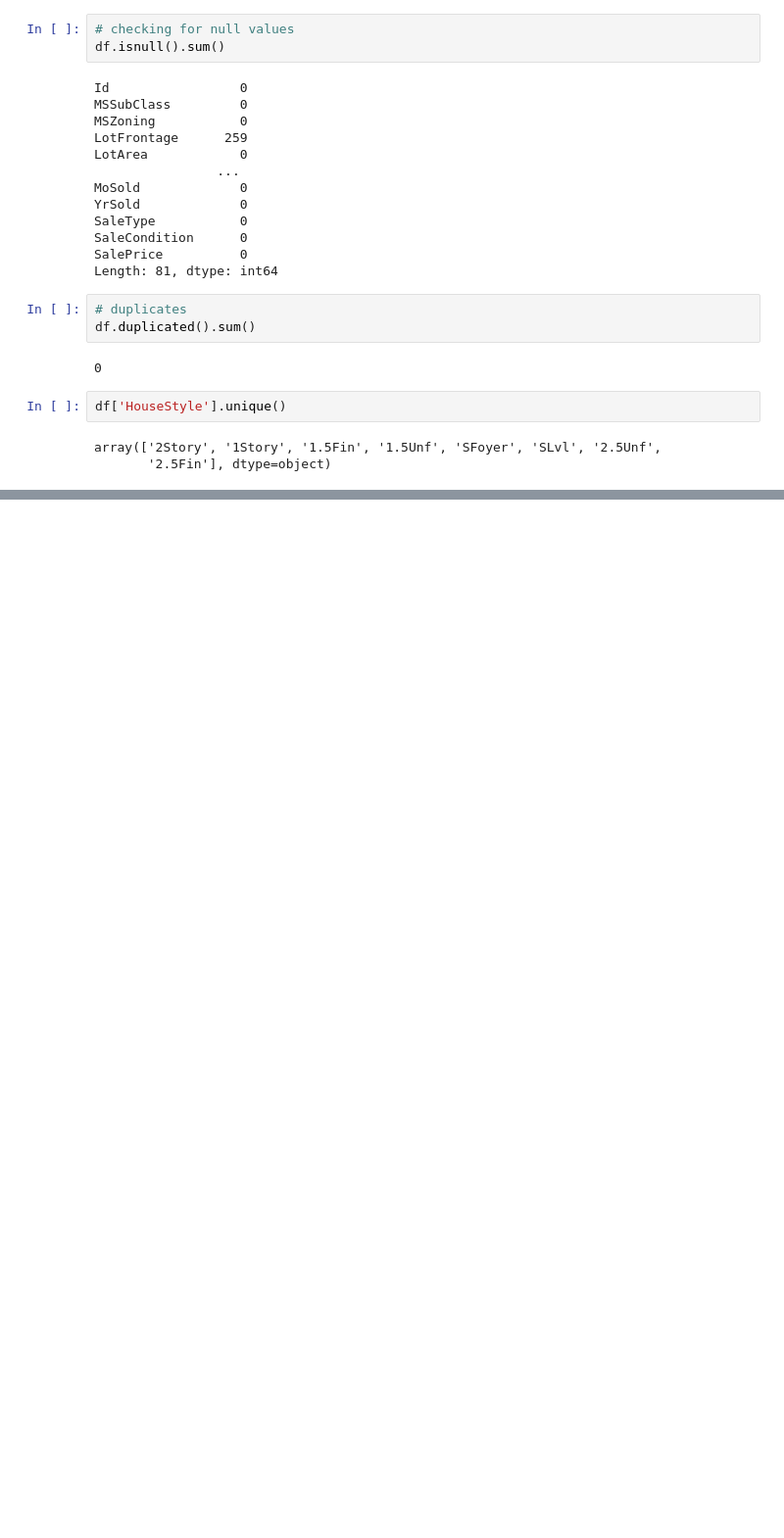
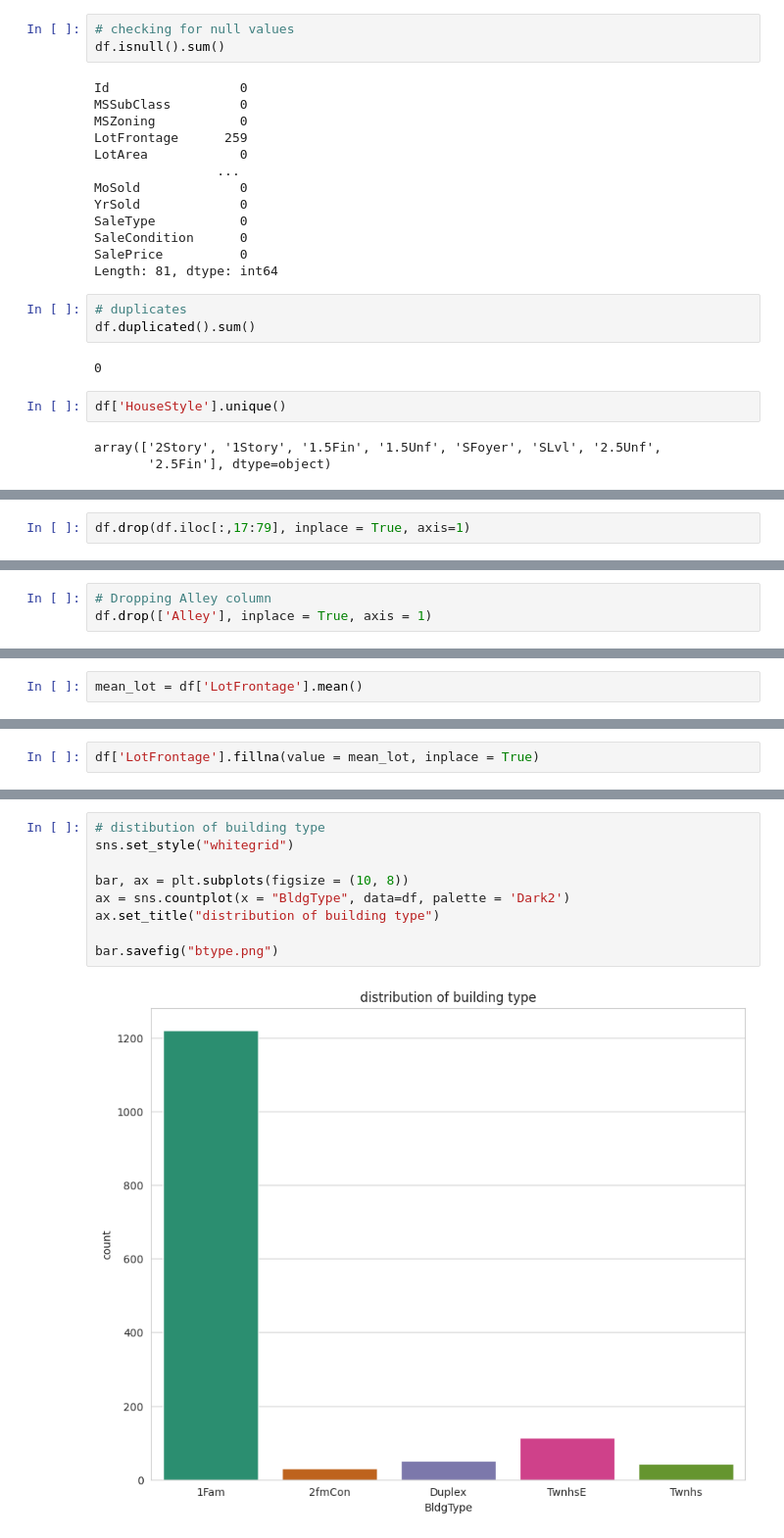
Before and after one commit to Mburu-Elvis/lux-eda_houses, a Jupyter notebook: eda_houses.ipynb, the cells around one changed output, grey strips where cells are left out. Shown: that part at 98% size. Cells and saved outputs as stored; diff of their text form; blank space fills up the shorter version.

```diff
--- a/eda_houses.ipynb
+++ b/eda_houses.ipynb
@@ -79,0 +96,2 @@ array(['2Story', '1Story', '1.5Fin', '1.5Unf', 'SFoyer', 'SLvl', '2.5Unf',
+# %%
+df.drop(df.iloc[:,17:79], inplace = True, axis=1)
@@ -79,0 +133,3 @@ array(['2Story', '1Story', '1.5Fin', '1.5Unf', 'SFoyer', 'SLvl', '2.5Unf',
+# %%
+# Dropping Alley column
+df.drop(['Alley'], inplace = True, axis = 1)
@@ -79,0 +151,2 @@ array(['2Story', '1Story', '1.5Fin', '1.5Unf', 'SFoyer', 'SLvl', '2.5Unf',
+# %%
+mean_lot = df['LotFrontage'].mean()
@@ -79,0 +157,2 @@ array(['2Story', '1Story', '1.5Fin', '1.5Unf', 'SFoyer', 'SLvl', '2.5Unf',
+# %%
+df['LotFrontage'].fillna(value = mean_lot, inplace = True)
@@ -79,0 +193,11 @@ array(['2Story', '1Story', '1.5Fin', '1.5Unf', 'SFoyer', 'SLvl', '2.5Unf',
+# %%
+# distibution of building type
+sns.set_style("whitegrid")
+
+bar, ax = plt.subplots(figsize = (10, 8))
+ax = sns.countplot(x = "BldgType", data=df, palette = 'Dark2')
+ax.set_title("distribution of building type")
+
+bar.savefig("btype.png")
+# %% [output]
+[figure, added]
```
Also changed, not shown: parts of 13 cells of this notebook, 2 other files.
